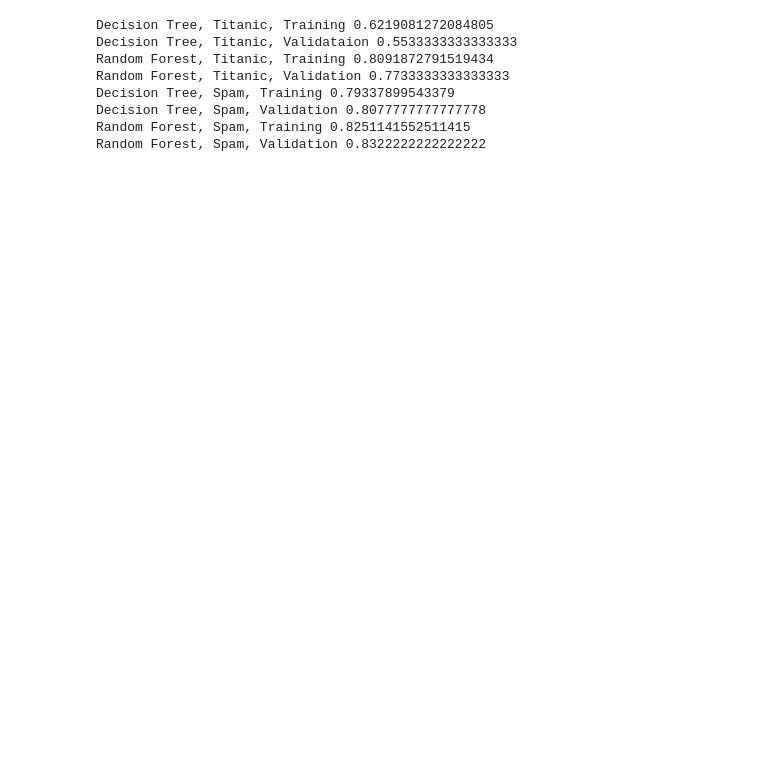
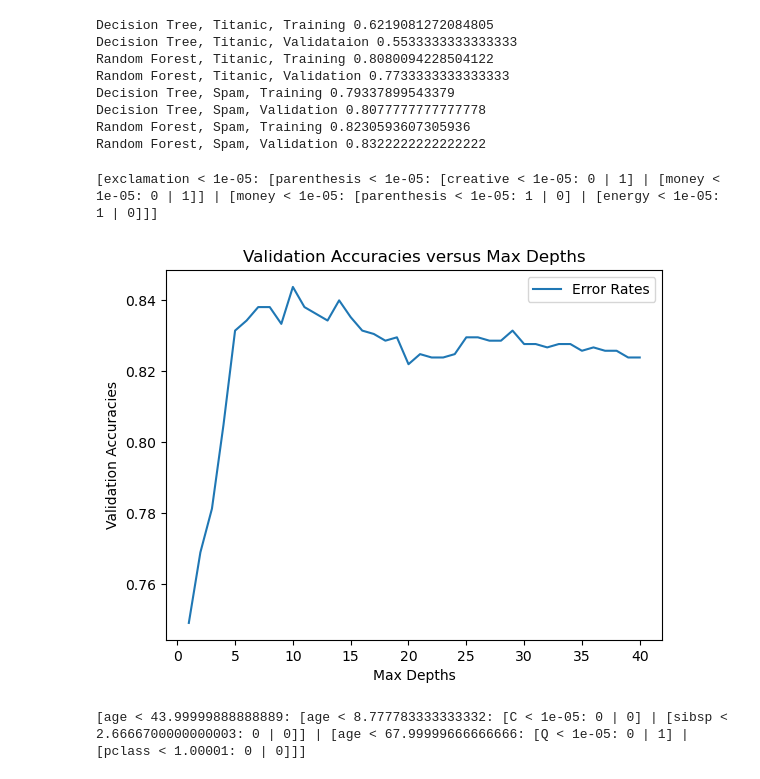
Before and after one commit to AmandaYao00/189_hw5, a Jupyter notebook: Solutions.ipynb, the cells around one changed output. Cells and saved outputs as stored; diff of their text form; code cells hidden in the pictures; blank space fills up the shorter version.

```diff
--- a/Solutions.ipynb
+++ b/Solutions.ipynb
@@ -239,7 +236,7 @@ y_titanic = y
 Z_titanic = Z
 titanic_val, titanic_training = shuffle_partition(X_titanic, 150,999)
 # %%
-# 4.4 Spam dataset
+# Q4.4 Spam dataset
 
 dataset = "spam"
 params = {
@@ -250,7 +247,7 @@ params = {
 N = 100
 
 
-features = [
+spam_features = [
     "pain", "private", "bank", "money", "drug", "spam", "prescription", "creative",
     "height", "featured", "differ", "width", "other", "energy", "business", "message",
     "volumes", "revision", "path", "meter", "memo", "planning", "pleased", "record", "out",
@@ -273,7 +270,7 @@ y_spam = y
 Z_spam = Z
 spam_val, spam_training = shuffle_partition(X_titanic, 900,5280)
 # %%
-# 4.4 Evaluation
+# Q4.4 Evaluation
 
 # Calculates accuracy given predictions and labels.
 def accuracy(X, y):
@@ -284,7 +281,7 @@ def accuracy(X, y):
     return total_correct/len(X)
 
 # Train decision tree on titanic training data and predict on validation data.
-dt_titanic = DecisionTree(max_depth=3, feature_labels=features)
+dt_titanic = DecisionTree(max_depth=3, feature_labels=titanic_features)
 dt_titanic.fit(X_titanic[titanic_training], y[titanic_training])
 dt_titanic_predictions_training = dt_titanic.predict(X_titanic[titanic_training])
 print("Decision Tree, Titanic, Training", accuracy(dt_titanic_predictions_training, y_titanic[titanic_training]))
@@ -292,14 +289,14 @@ dt_titanic_predictions_val = dt_titanic.predict(X_titanic[titanic_val])
 print("Decision Tree, Titanic, Validataion", accuracy(dt_titanic_predictions_val, y_titanic[titanic_val]))
 
 # Train random forest on titanic training data and predict on validation data.
-rf_titanic = RandomForest(random_states=6, max_depth=3, feature_labels=features)
+rf_titanic = RandomForest(random_states=6, max_depth=3, feature_labels=titanic_features)
 rf_titanic_predictions_training = rf_titanic.fit_and_predict(X_titanic[titanic_training], y_titanic[titanic_training], X_titanic[titanic_training])
 print("Random Forest, Titanic, Training", accuracy(rf_titanic_predictions_training, y_titanic[titanic_training]))
 rf_titanic_predictions_val = rf_titanic.fit_and_predict(X_titanic[titanic_training], y_titanic[titanic_training], X_titanic[titanic_val])
 print("Random Forest, Titanic, Validation", accuracy(rf_titanic_predictions_val, y_titanic[titanic_val]))
 
 # Train decision tree on spam training data and predict on validation data.
-dt_spam = DecisionTree(max_depth=3, feature_labels=features)
+dt_spam = DecisionTree(max_depth=3, feature_labels=spam_features)
 dt_spam.fit(X_spam[spam_training], y_spam[spam_training])
 dt_spam_predictions_training = dt_spam.predict(X_spam[spam_training])
 print("Decision Tree, Spam, Training", accuracy(dt_spam_predictions_training, y_spam[spam_training]))
@@ -307,7 +304,7 @@ dt_spam_predictions_val = dt_spam.predict(X_spam[spam_val])
 print("Decision Tree, Spam, Validation", accuracy(dt_spam_predictions_val, y_spam[spam_val]))
 
 # Train random forest on spam training data and predict on validation data.
-rf_spam = RandomForest(random_states=6, max_depth=5, feature_labels=features)
+rf_spam = RandomForest(random_states=6, max_depth=5, feature_labels=spam_features)
 rf_spam_predictions_training = rf_spam.fit_and_predict(X_spam[spam_training], y_spam[spam_training], X_spam[spam_training])
 print("Random Forest, Spam, Training", accuracy(rf_spam_predictions_training, y_spam[spam_training]))
 rf_spam_predictions_val = rf_spam.fit_and_predict(X_spam[spam_training], y_spam[spam_training], X_spam[spam_val])
@@ -315,10 +312,10 @@ print("Random Forest, Spam, Validation", accuracy(rf_spam_predictions_val, y_spa
 # %% [output]
 Decision Tree, Titanic, Training 0.6219081272084805
 Decision Tree, Titanic, Validataion 0.5533333333333333
-Random Forest, Titanic, Training 0.8091872791519434
+Random Forest, Titanic, Training 0.8080094228504122
 Random Forest, Titanic, Validation 0.7733333333333333
 Decision Tree, Spam, Training 0.79337899543379
 Decision Tree, Spam, Validation 0.8077777777777778
-Random Forest, Spam, Training 0.8251141552511415
+Random Forest, Spam, Training 0.8230593607305936
 Random Forest, Spam, Validation 0.8322222222222222
 # %%
@@ -357,0 +342,40 @@ def create_file(prediction_file, file_name):
+# %%
+# Q4.5 Visualize decision tree for SPAM
+dt_spam = DecisionTree(max_depth=3, feature_labels=spam_features)
+dt_spam.fit(X_spam[spam_training], y[spam_training])
+print(dt_spam)
+# %% [output]
+[exclamation < 1e-05: [parenthesis < 1e-05: [creative < 1e-05: 0 | 1] | [money < 1e-05: 0 | 1]] | [money < 1e-05: [parenthesis < 1e-05: 1 | 0] | [energy < 1e-05: 1 | 0]]]
+# %%
+# Q4.5 Tuning maximum depth hyperparameter
+# Create plot.
+def create_plot(num_train, training_accuracy, plot_title):
+    x = num_train
+    y = training_accuracy
+    plt.title(plot_title)
+    plt.ylabel('Validation Accuracies')
+    plt.xlabel('Max Depths')
+    plt.plot(x, y, label = "Error Rates")
+    plt.legend()
+    plt.show()
+
+spam_val, spam_training = shuffle_partition(X_titanic, 1056,5280)
+depths = []
+spam_val_accuracies = []
+for depth in range(1, 41):
+    dt_spam = DecisionTree(max_depth=depth, feature_labels=spam_features)
+    dt_spam.fit(X_spam[spam_training], y[spam_training])
+    dt_spam_predictions_val = dt_spam.predict(X_spam[spam_val])
+    depths.append(depth)
+    spam_val_accuracies.append(accuracy(dt_spam_predictions_val, y_spam[spam_val]))
+
+create_plot(depths, spam_val_accuracies, "Validation Accuracies versus Max Depths")
+# %% [output]
+[figure, added]
+# %%
+# 4.6 Visualize decision tree for titanic
+dt_titanic = DecisionTree(max_depth=3, feature_labels=titanic_features)
+dt_titanic.fit(X_titanic[titanic_training], y[titanic_training])
+print(dt_titanic)
+# %% [output]
+[age < 43.99999888888889: [age < 8.777783333333332: [C < 1e-05: 0 | 0] | [sibsp < 2.6666700000000003: 0 | 0]] | [age < 67.99999666666666: [Q < 1e-05: 0 | 1] | [pclass < 1.00001: 0 | 0]]]
```
Also changed, not shown: parts of 7 cells of this notebook.
